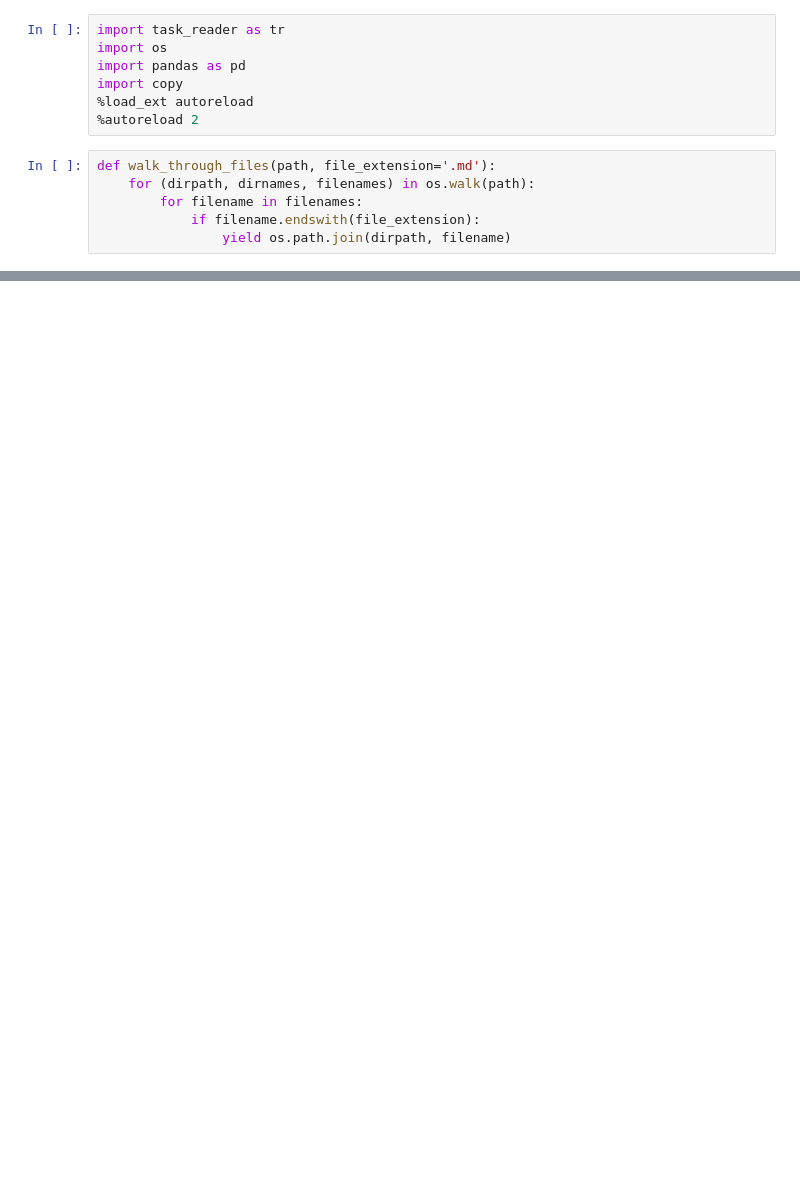
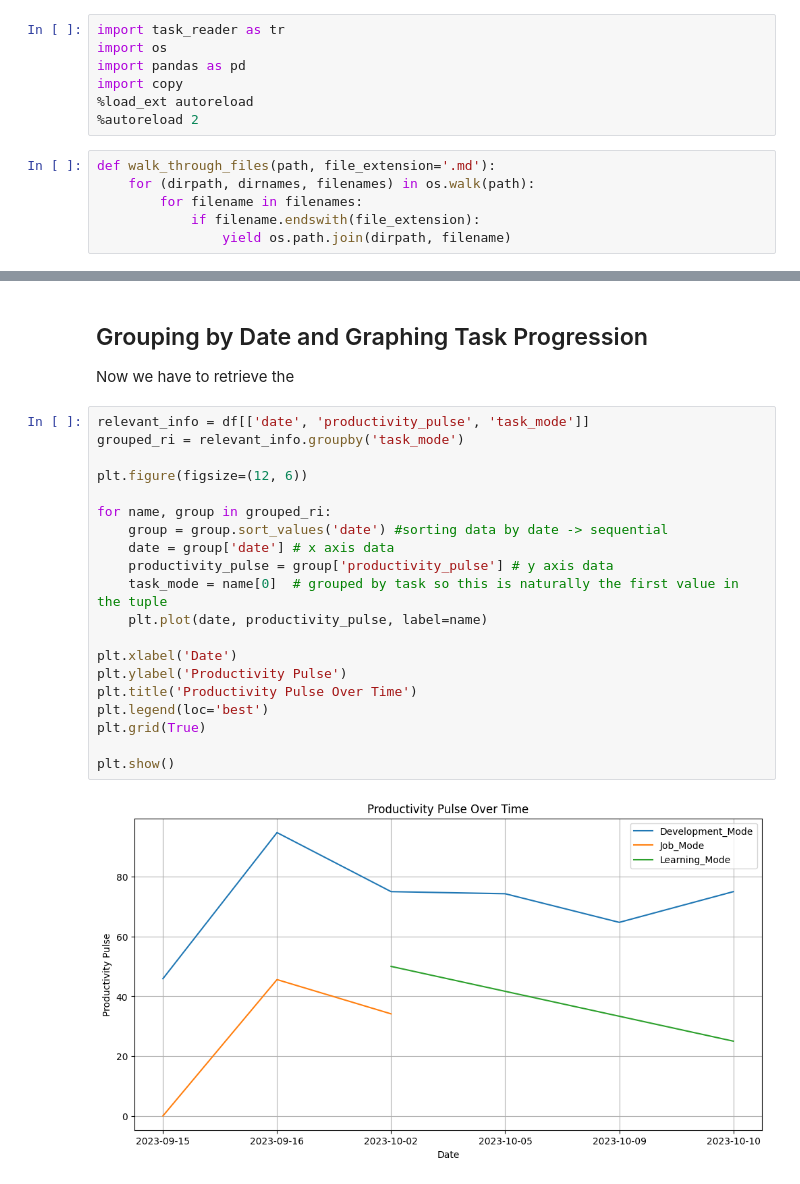
Before and after one commit to WholeOfBagel/nifty-public, a Jupyter notebook: performance_analyzer.ipynb, the cells around one changed output, grey strips where cells are left out. Drawn from its saved outputs; the diff is of its cells as text; blank space fills up the shorter version.

```diff
--- a/performance_analyzer.ipynb
+++ b/performance_analyzer.ipynb
@@ -62,0 +82,25 @@ can't do that
+# %% [markdown]
+## Grouping by Date and Graphing Task Progression
+Now we have to retrieve the
+# %%
+relevant_info = df[['date', 'productivity_pulse', 'task_mode']]
+grouped_ri = relevant_info.groupby('task_mode')
+
+plt.figure(figsize=(12, 6))
+
+for name, group in grouped_ri:
+    group = group.sort_values('date') #sorting data by date -> sequential
+    date = group['date'] # x axis data
+    productivity_pulse = group['productivity_pulse'] # y axis data
+    task_mode = name[0]  # grouped by task so this is naturally the first value in the tuple
+    plt.plot(date, productivity_pulse, label=name)
+
+plt.xlabel('Date')
+plt.ylabel('Productivity Pulse')
+plt.title('Productivity Pulse Over Time')
+plt.legend(loc='best')
+plt.grid(True)
+
+plt.show()
+# %% [output]
+[figure, added]
```
Also changed, not shown: parts of 2 cells of this notebook.
